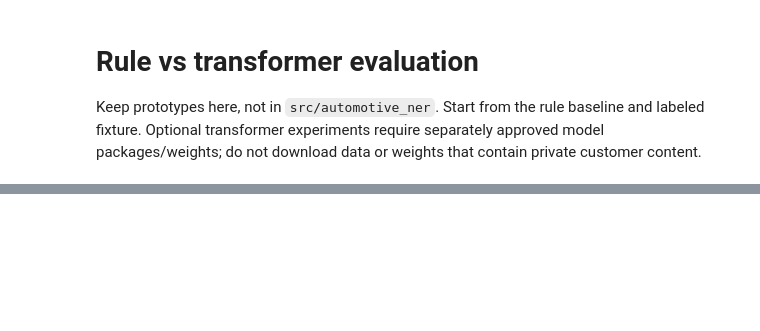
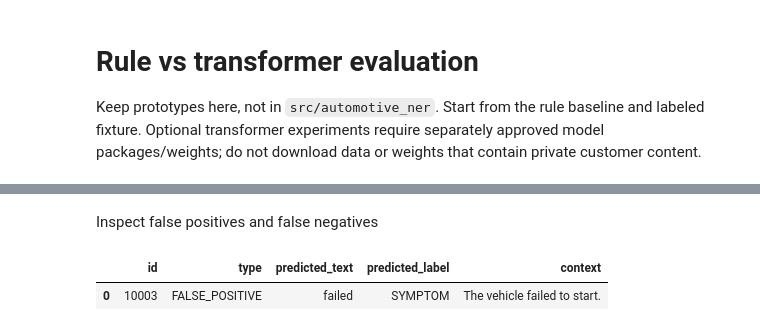
Before and after one commit to aravind8bkd/automotive-ner-pipeline, a Jupyter notebook: notebooks/02_rule_vs_transformer_eval.ipynb, the cells around one changed output, grey strips where cells are left out. Saved outputs shown, nothing was run; the diff lists cells and outputs as text; code cells hidden in the pictures; blank space fills up the shorter version.

```diff
--- a/notebooks/02_rule_vs_transformer_eval.ipynb
+++ b/notebooks/02_rule_vs_transformer_eval.ipynb
@@ -32,0 +581,43 @@ With spaCy installed in an experiment-only environment, map taxonomy aliases to
+# %% [markdown]
+Inspect false positives and false negatives
+# %%
+def inspect_errors(records, predictions):
+
+    rows = []
+
+    for idx, (record, predicted) in enumerate(
+        zip(records, predictions)
+    ):
+
+        gold = gold_spans(record)
+        pred = set(predicted)
+
+        for start, end, label in pred - gold:
+            rows.append({
+                "id": record["id"],
+                "type": "FALSE_POSITIVE",
+                "predicted_text": record["text"][start:end],
+                "predicted_label": label,
+                "context": record["text"]
+            })
+
+        for start, end, label in gold - pred:
+            rows.append({
+                "id": record["id"],
+                "type": "FALSE_NEGATIVE",
+                "predicted_text": record["text"][start:end],
+                "predicted_label": label,
+                "context": record["text"]
+            })
+
+    return pd.DataFrame(rows)
+
+rule_errors = inspect_errors(
+    val_records,
+    rule_val_predictions
+)
+
+display(rule_errors.head(30))
+# %% [output]
+|  | id | type | predicted_text | predicted_label | context |
+| 0 | 10003 | FALSE_POSITIVE | failed | SYMPTOM | The vehicle failed to start. |
```
Also changed, not shown: parts of 34 cells of this notebook, 1 other file.
